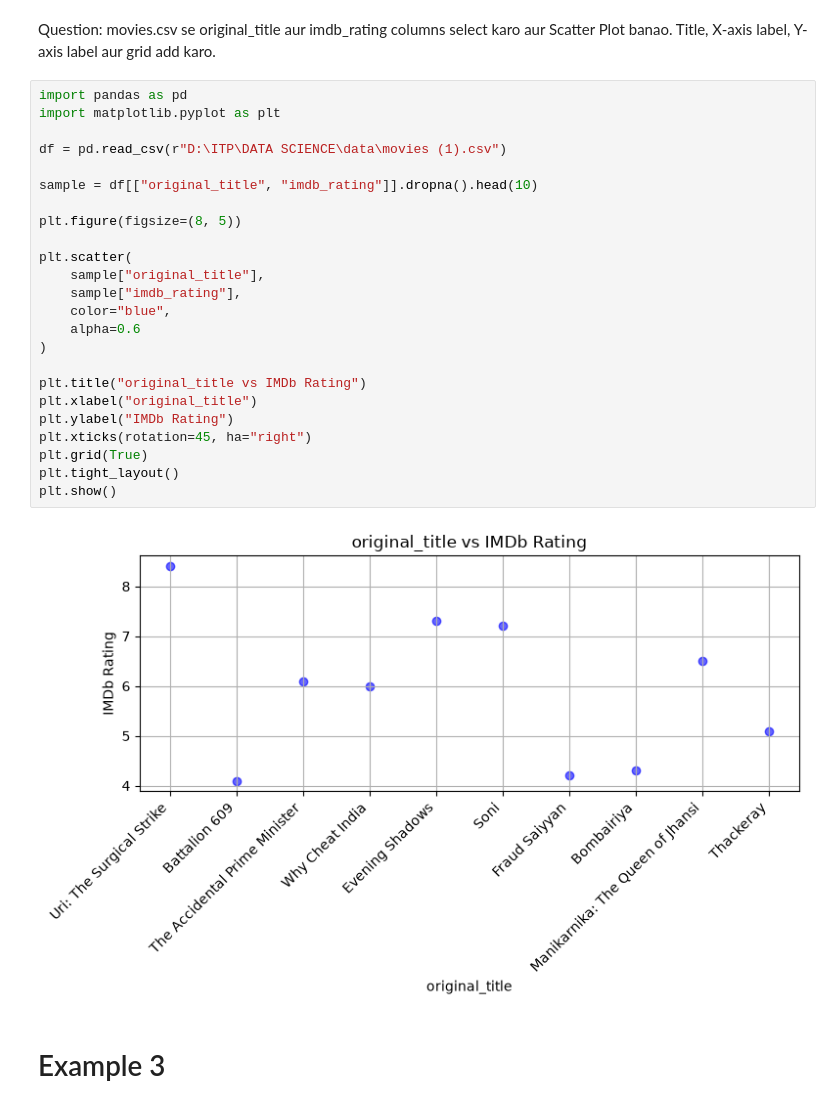
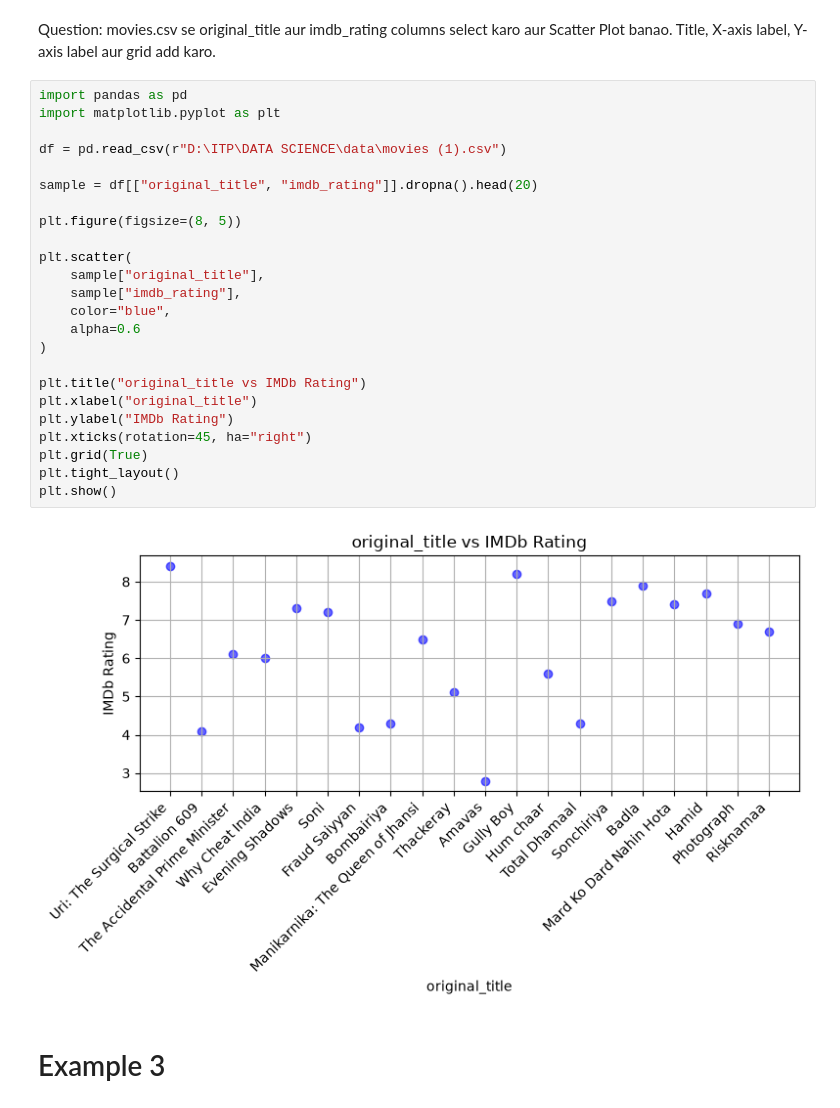
Before and after one commit to shivamdhamange/DATA-SCIENCE, a Jupyter notebook: shivam/day 16 matplotlib.ipynb, the cells around one changed output. Saved outputs shown, nothing was run; the diff lists cells and outputs as text.

```diff
--- a/shivam/day 16 matplotlib.ipynb
+++ b/shivam/day 16 matplotlib.ipynb
@@ -306,29 +444,29 @@ Question: movies.csv se original_title aur imdb_rating columns select karo aur S
 # %%
 import pandas as pd
 import matplotlib.pyplot as plt
 
 df = pd.read_csv(r"D:\ITP\DATA SCIENCE\data\movies (1).csv")
 
-sample = df[["original_title", "imdb_rating"]].dropna().head(10)
+sample = df[["original_title", "imdb_rating"]].dropna().head(20)
 
 plt.figure(figsize=(8, 5))
 
 plt.scatter(
     sample["original_title"],
     sample["imdb_rating"],
     color="blue",
     alpha=0.6
 )
 
 plt.title("original_title vs IMDb Rating")
 plt.xlabel("original_title")
 plt.ylabel("IMDb Rating")
 plt.xticks(rotation=45, ha="right")
 plt.grid(True)
 plt.tight_layout()
 plt.show()
 # %% [output]
-[figure, old version]
+[figure, new version]
 # %% [markdown]
 # Example 3
 # %% [markdown]
```
Also changed, not shown: parts of 13 cells of this notebook.
